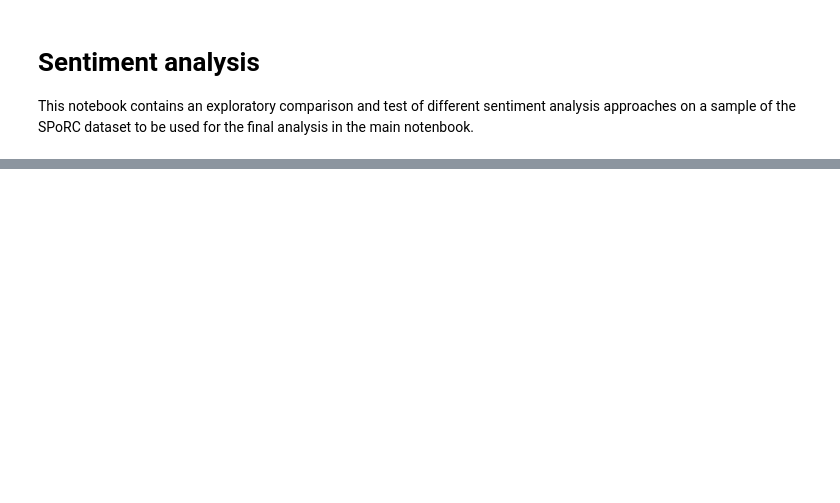
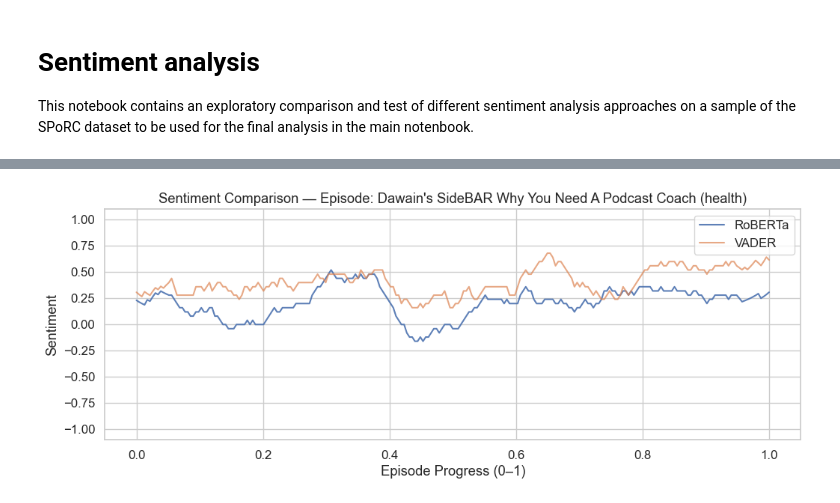
Before and after one commit to au-nlp/project-milestone-p2-group4, a Jupyter notebook: sentiment_analysis.ipynb, the cells around one changed output, grey strips where cells are left out. Saved outputs shown, nothing was run; the diff lists cells and outputs as text; code cells hidden in the pictures; blank space fills up the shorter version.

```diff
--- a/sentiment_analysis.ipynb
+++ b/sentiment_analysis.ipynb
@@ -60,0 +517,4 @@ When landing on an approach the analysis should consist of sentiment analysis an
+# %%
+plot_episode_comparison(episode_timeseries_df, episode_index=1)
+# %% [output]
+[figure, added]
```
Also changed, not shown: parts of 13 cells of this notebook.
